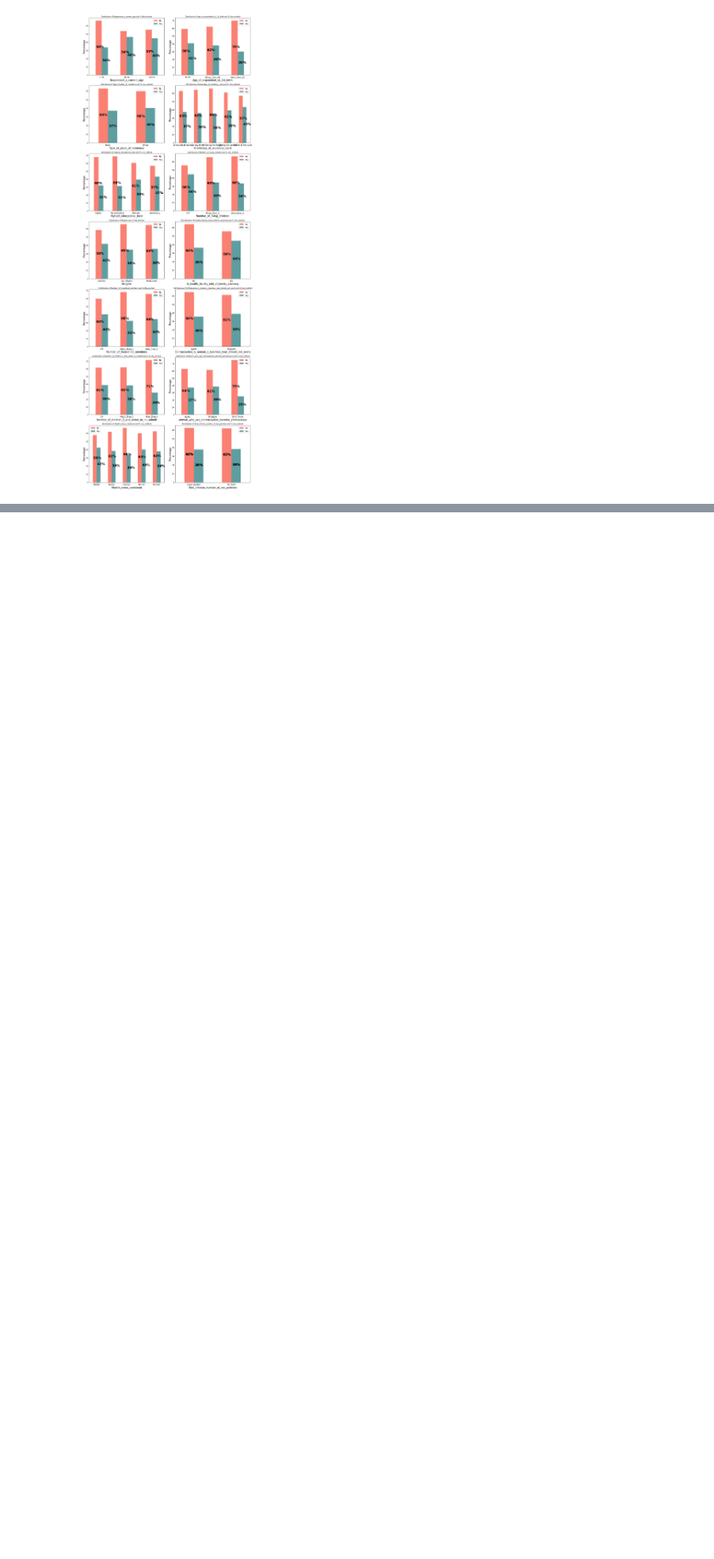
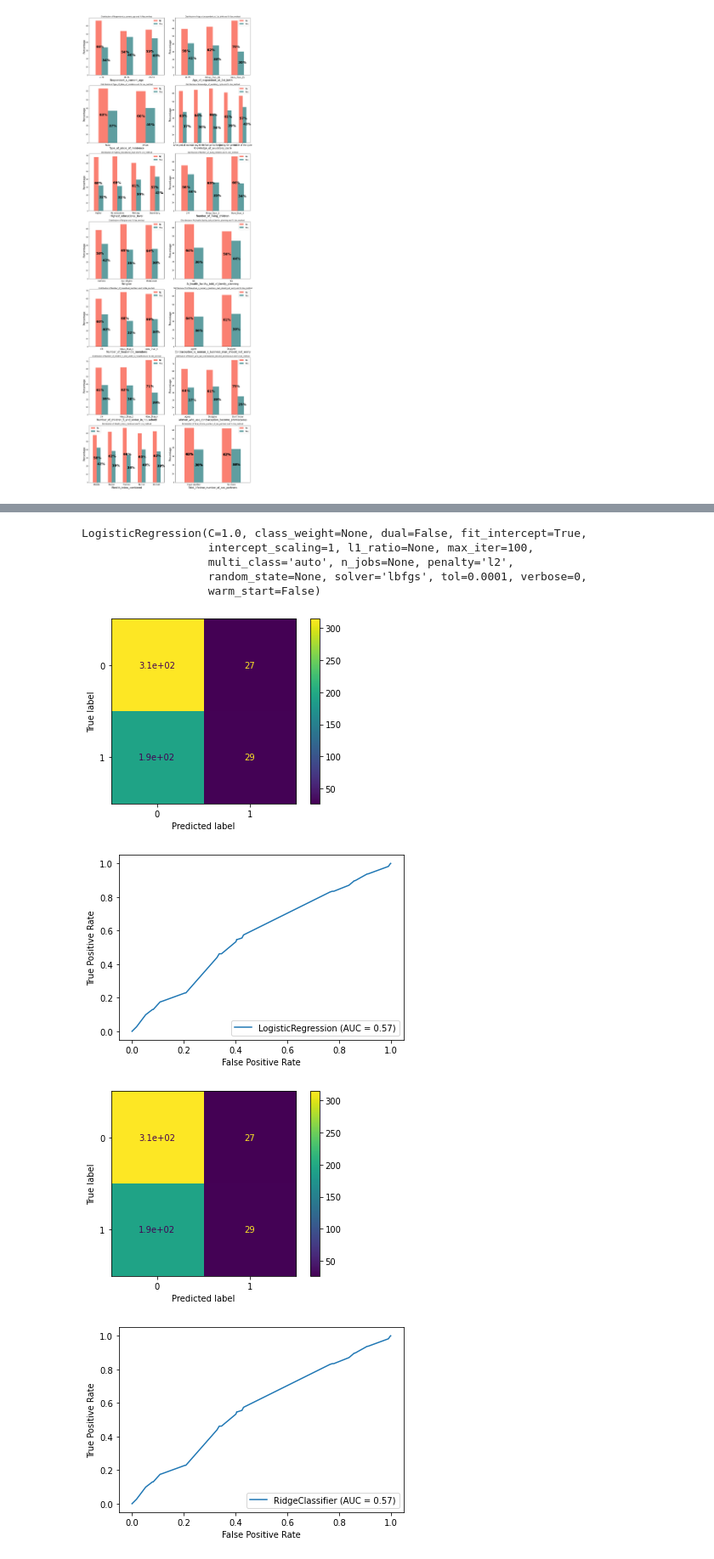
Before and after one commit to MMasson1988/Capstone-s-Project, a Jupyter notebook: Contraception_Project.ipynb, the cells around one changed output, grey strips where cells are left out. Shown: that part at 85% size. Saved outputs shown, nothing was run; the diff lists cells and outputs as text; code cells hidden in the pictures; blank space fills up the shorter version.

```diff
--- a/Contraception_Project.ipynb
+++ b/Contraception_Project.ipynb
@@ -623,0 +712,2 @@ We can reject the Null Hypothesis for Use_method_Yes  0.0
+# %%
+telco=data[selected]
@@ -623,0 +739,39 @@ We can reject the Null Hypothesis for Use_method_Yes  0.0
+# %%
+reg=['Region_Rest-Ouest','Age_of_respondent_at_1st_birth_More_than_25','Number_of_living_children_2-4','Knowledge_of_ovulatory_cycle_Middle of the cycle','At_health_facility_told_of_family_planning_Yes','Use_method_Yes']
+# %%
+tel=telco[reg]
+# %%
+X = tel.drop('Use_method_Yes', axis=1)
+y = tel['Use_method_Yes']
+X_train,X_test,y_train,y_test = train_test_split(X,y,test_size =0.3,random_state=49)
+lr  = LogisticRegression()
+lr.fit(X_train,y_train)
+# %% [output]
+LogisticRegression(C=1.0, class_weight=None, dual=False, fit_intercept=True,
+                   intercept_scaling=1, l1_ratio=None, max_iter=100,
+                   multi_class='auto', n_jobs=None, penalty='l2',
+                   random_state=None, solver='lbfgs', tol=0.0001, verbose=0,
+                   warm_start=False)
+# %%
+import time
+from sklearn.metrics import plot_confusion_matrix
+from sklearn.metrics import plot_roc_curve
+times_list = []
+scores = []
+model_names = ["LogisticRegression","RidgeClassifier","AdaBoostClassifier","GradientBoostingClassifier","RandomForestClassifier","DecisionTreeClassifier","KNeighborsClassifier"]
+models = [LogisticRegression(),RidgeClassifier(),AdaBoostClassifier(),GradientBoostingClassifier(),RandomForestClassifier(),DecisionTreeClassifier(),KNeighborsClassifier()]
+for model in models:
+  start = time.time()
+  model.fit(X_train,y_train)
+  end = time.time()
+  times_list.append(end-start)
+  scores.append( model.score(X_test,y_test))
+  plot_confusion_matrix(model,X_test,y_test)
+  plot_roc_curve(model,X_test,y_test)
+
+telcom = pd.DataFrame(dict(names=model_names,scores=scores,times=times_list))
+# %% [output]
+[figure, added]
+[figure, added]
+[figure, added]
+[figure, added]
```
Also changed, not shown: parts of 17 cells of this notebook.
